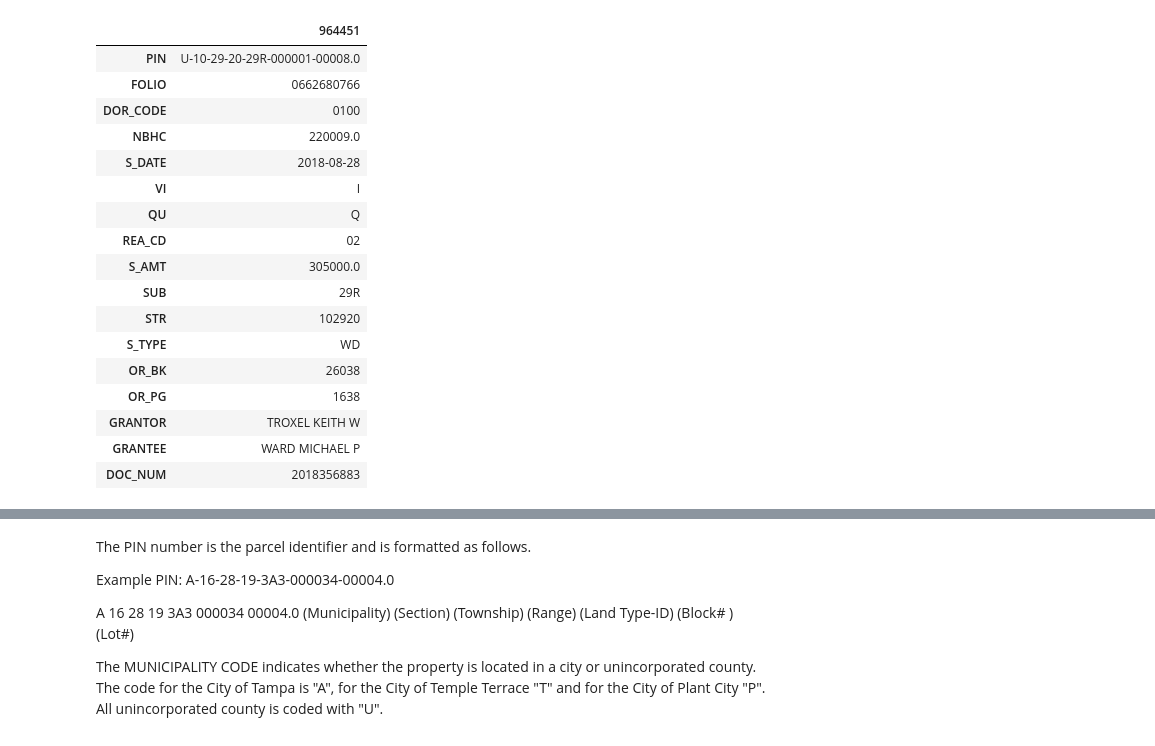
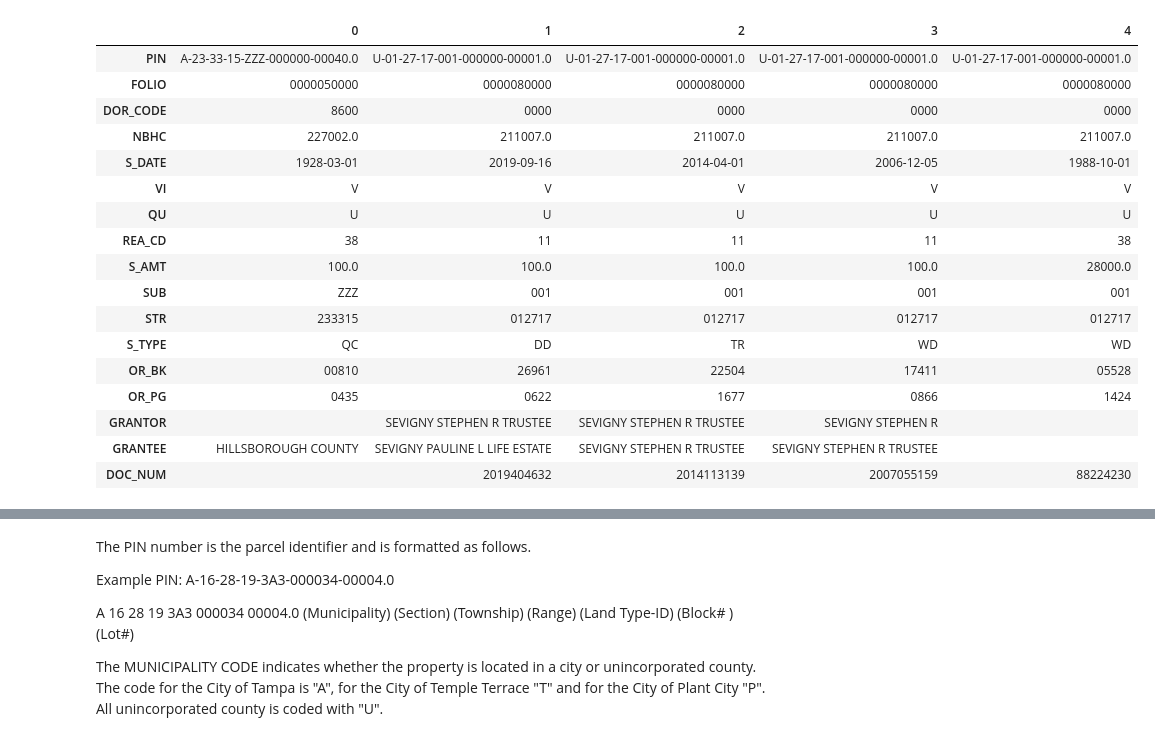
Before and after one commit to mkars01/real-estate-invest-recommender, a Jupyter notebook: notebooks/02_data_wrangling_process.ipynb, the cells around one changed output, grey strips where cells are left out. Saved outputs shown, nothing was run; the diff lists cells and outputs as text; code cells hidden in the pictures.

```diff
--- a/notebooks/02_data_wrangling_process.ipynb
+++ b/notebooks/02_data_wrangling_process.ipynb
@@ -36,23 +179,23 @@ dtypes: float64(2), object(15)
 memory usage: 281.0+ MB
 None
 # %%
-sales_df[sales_df['DOC_NUM'] == '2018356883'].T
+sales_df.head().T
 # %% [output]
-|  | 964451 |
-| PIN | U-10-29-20-29R-000001-00008.0 |
-| FOLIO | 0662680766 |
-| DOR_CODE | 0100 |
-| NBHC | 220009.0 |
-| S_DATE | 2018-08-28 |
-| VI | I |
-| QU | Q |
-| REA_CD | 02 |
-| S_AMT | 305000.0 |
-| SUB | 29R |
-| STR | 102920 |
-| S_TYPE | WD |
-| OR_BK | 26038 |
-| OR_PG | 1638 |
-| GRANTOR | TROXEL KEITH W |
-| GRANTEE | WARD MICHAEL P |
-| DOC_NUM | 2018356883 |
+|  | 0 | 1 | 2 | 3 | 4 |
+| PIN | A-23-33-15-ZZZ-000000-00040.0 | U-01-27-17-001-000000-00001.0 | U-01-27-17-001-000000-00001.0 | U-01-27-17-001-000000-00001.0 | U-01-27-17-001-000000-00001.0 |
+| FOLIO | 0000050000 | 0000080000 | 0000080000 | 0000080000 | 0000080000 |
+| DOR_CODE | 8600 | 0000 | 0000 | 0000 | 0000 |
+| NBHC | 227002.0 | 211007.0 | 211007.0 | 211007.0 | 211007.0 |
+| S_DATE | 1928-03-01 | 2019-09-16 | 2014-04-01 | 2006-12-05 | 1988-10-01 |
+| VI | V | V | V | V | V |
+| QU | U | U | U | U | U |
+| REA_CD | 38 | 11 | 11 | 11 | 38 |
+| S_AMT | 100.0 | 100.0 | 100.0 | 100.0 | 28000.0 |
+| SUB | ZZZ | 001 | 001 | 001 | 001 |
+| STR | 233315 | 012717 | 012717 | 012717 | 012717 |
+| S_TYPE | QC | DD | TR | WD | WD |
+| OR_BK | 00810 | 26961 | 22504 | 17411 | 05528 |
+| OR_PG | 0435 | 0622 | 1677 | 0866 | 1424 |
+| GRANTOR |  | SEVIGNY STEPHEN R TRUSTEE | SEVIGNY STEPHEN R TRUSTEE | SEVIGNY STEPHEN R |  |
+| GRANTEE | HILLSBOROUGH COUNTY | SEVIGNY PAULINE L LIFE ESTATE | SEVIGNY STEPHEN R TRUSTEE | SEVIGNY STEPHEN R TRUSTEE |  |
+| DOC_NUM |  | 2019404632 | 2014113139 | 2007055159 | 88224230 |
```
Also changed, not shown: parts of 76 cells of this notebook.
